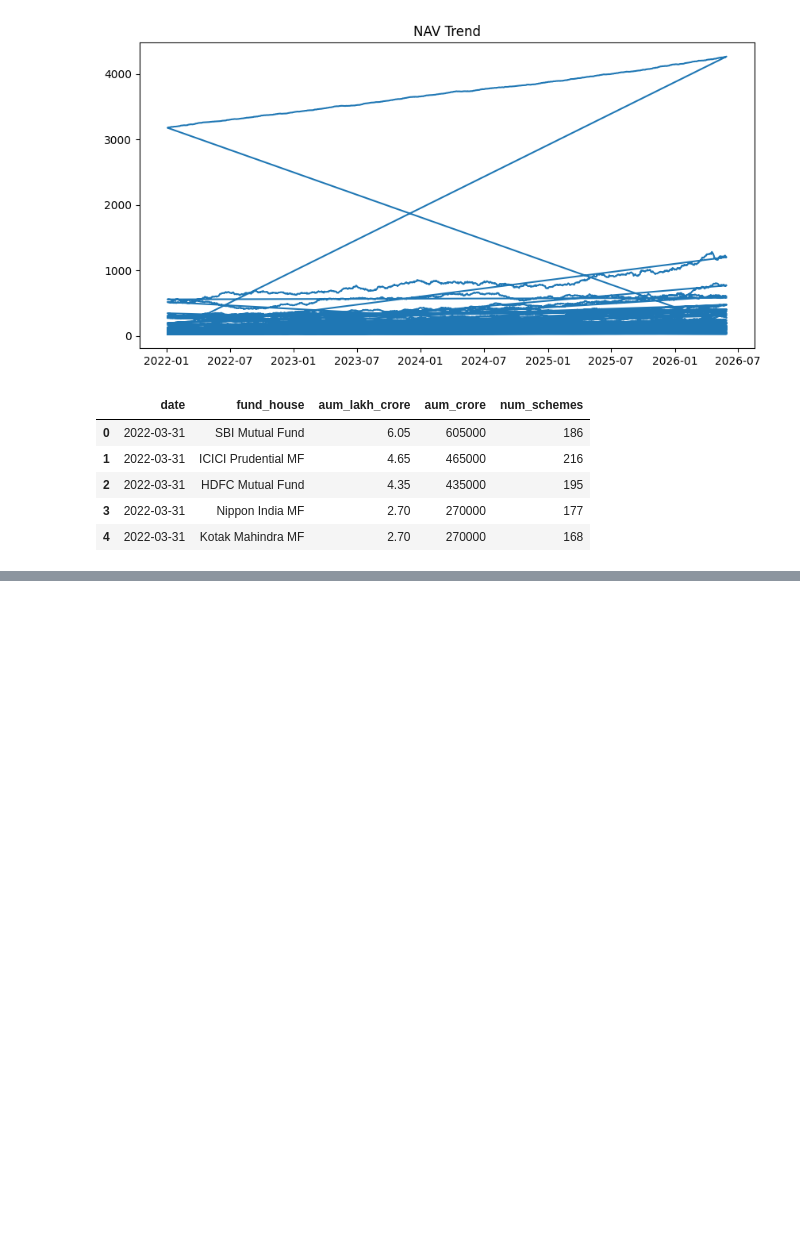
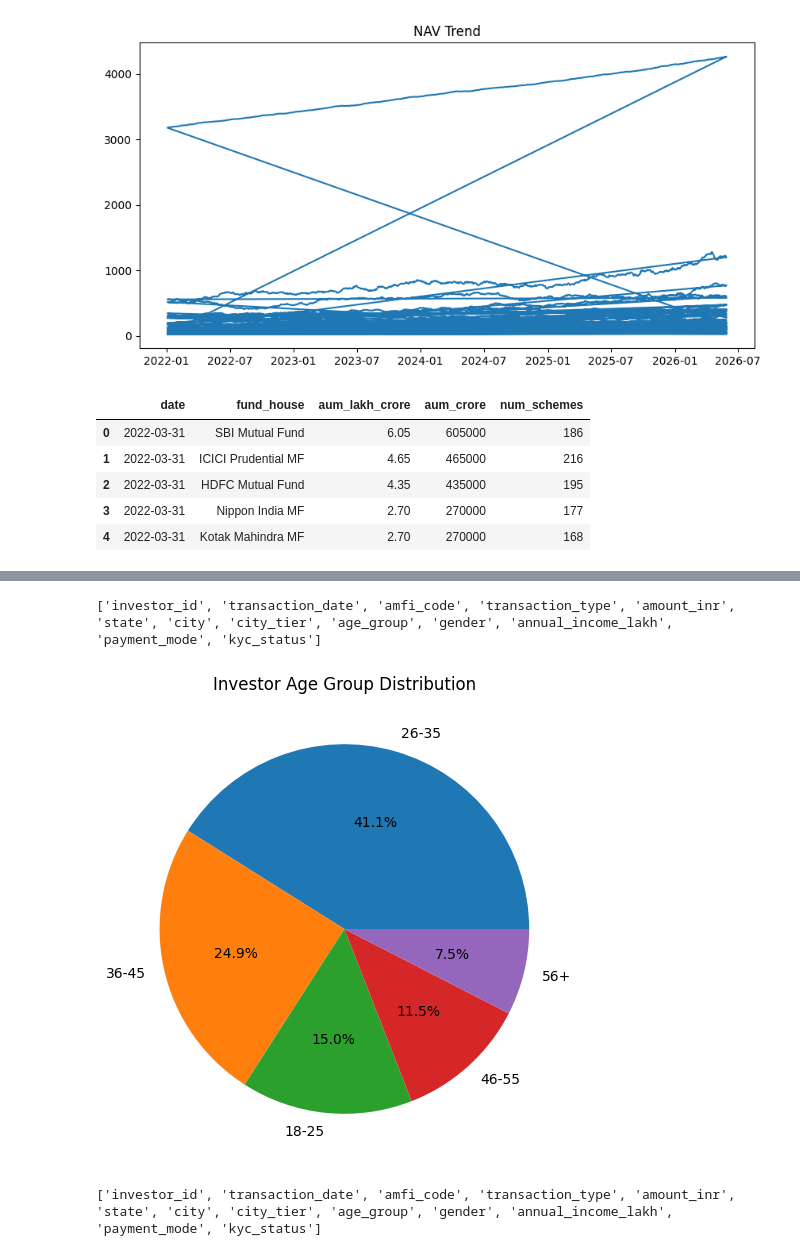
Before and after one commit to Nethivamshi/MutualFundAnalytics, a Jupyter notebook: EDA_analysis.ipynb, the cells around one changed output, grey strips where cells are left out. Cells and saved outputs as stored; diff of their text form; code cells hidden in the pictures; blank space fills up the shorter version.

```diff
--- a/EDA_analysis.ipynb
+++ b/EDA_analysis.ipynb
@@ -81,0 +119,8 @@ NameError: name 'category' is not defined
+# %%
+import pandas as pd
+import matplotlib.pyplot as plt
+import seaborn as sns
+
+investor = pd.read_csv("data/raw/08_investor_transactions.csv")
+
+investor.head()
@@ -81,0 +134,20 @@ NameError: name 'category' is not defined
+# %%
+print(investor.columns.tolist())
+# %% [output]
+['investor_id', 'transaction_date', 'amfi_code', 'transaction_type', 'amount_inr', 'state', 'city', 'city_tier', 'age_group', 'gender', 'annual_income_lakh', 'payment_mode', 'kyc_status']
+# %%
+investor["age_group"].value_counts().plot(
+    kind="pie",
+    autopct="%1.1f%%",
+    figsize=(6,6)
+)
+
+plt.title("Investor Age Group Distribution")
+plt.ylabel("")
+plt.show()
+# %% [output]
+[figure, added]
+# %%
+print(investor.columns.tolist())
+# %% [output]
+['investor_id', 'transaction_date', 'amfi_code', 'transaction_type', 'amount_inr', 'state', 'city', 'city_tier', 'age_group', 'gender', 'annual_income_lakh', 'payment_mode', 'kyc_status']
```
Also changed, not shown: parts of 21 cells of this notebook, 15 other files.
